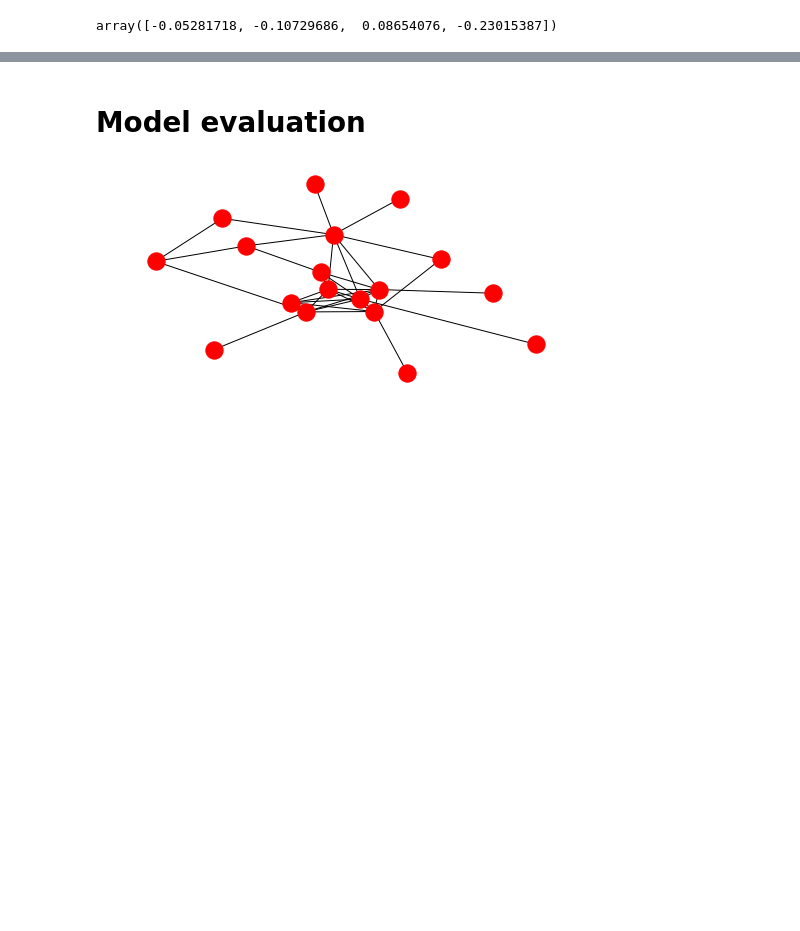
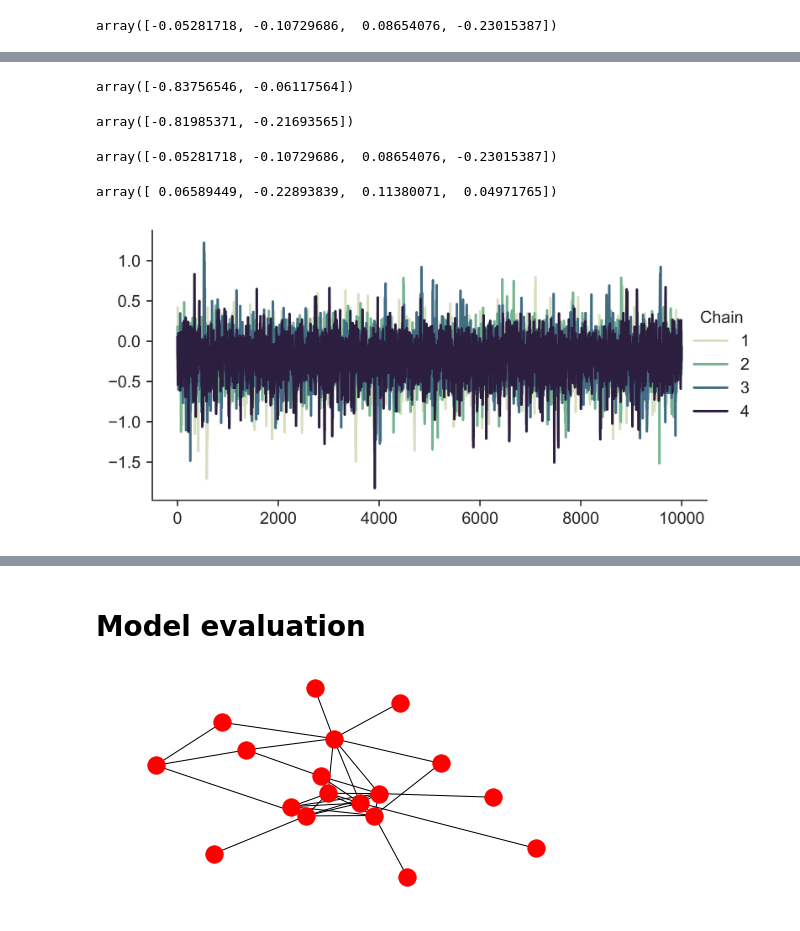
Before and after one commit to cbg-ethz/shm, a Jupyter notebook: analysis/04-plot_traces.ipynb, the cells around one changed output, grey strips where cells are left out. Drawn from its saved outputs; the diff is of its cells as text; code cells hidden in the pictures; blank space fills up the shorter version.

```diff
--- a/analysis/04-plot_traces.ipynb
+++ b/analysis/04-plot_traces.ipynb
@@ -107,0 +110,5 @@ array([-0.10379915, -0.16662253, -0.75441918, -1.04815129])
+# %%
+trace_dir = "../../../results/small-mrf_model_trace"
+with HLM(readout, model="mrf", graph=G) as model:
+    trace = pm.load_trace(trace_dir, model = model.model)
+    ppc_trace = pm.sample_posterior_predictive(trace, 10000, model.model)
@@ -107,0 +125,20 @@ array([-0.10379915, -0.16662253, -0.75441918, -1.04815129])
+# %%
+data['gamma']
+# %% [output]
+array([-0.83756546, -0.06117564])
+# %%
+np.mean(trace['gamma'], 0)[list(model._index_to_gene.keys())]
+# %% [output]
+array([-0.81985371, -0.21693565])
+# %%
+data['beta']
+# %% [output]
+array([-0.05281718, -0.10729686,  0.08654076, -0.23015387])
+# %%
+np.mean(trace['beta'], 0)[list(model._beta_idx_to_gene_cond.keys())]
+# %% [output]
+array([ 0.06589449, -0.22893839,  0.11380071,  0.04971765])
+# %%
+sp.plot_trace(trace, "gamma", 0, "");
+# %% [output]
+[figure, added]
```
Also changed, not shown: parts of 28 cells of this notebook, 4 other files.
